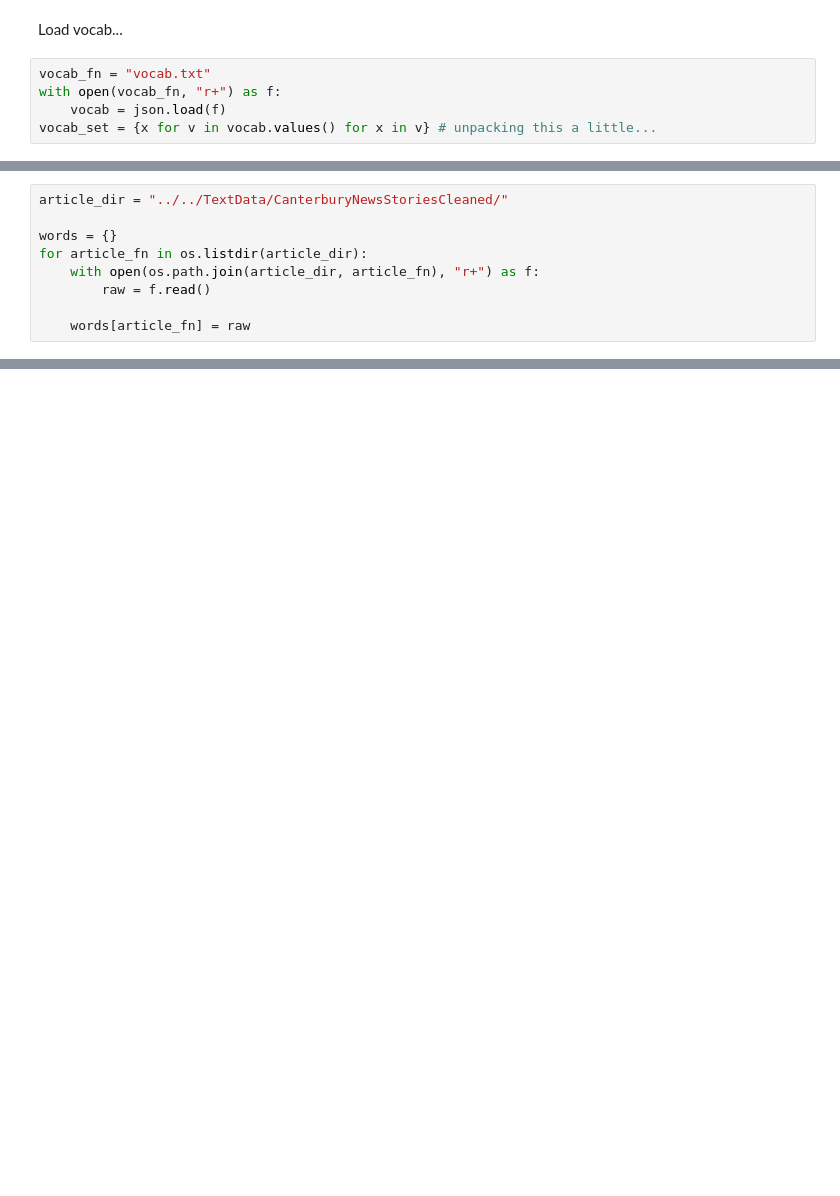
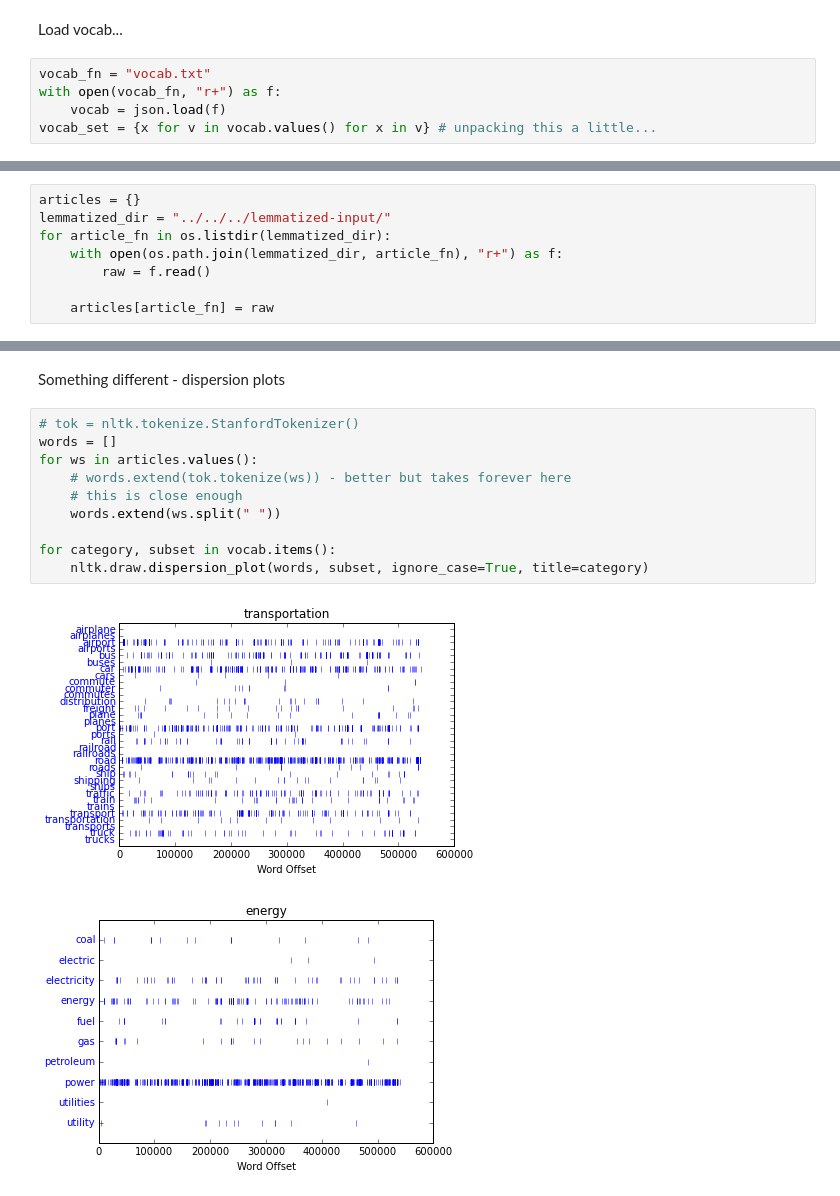
Before and after one commit to UW-Rice-CRISP/Objective1, a Jupyter notebook: TextAnalysis/InfraTermAnalysis/tf-idf-compute.ipynb, the cells around one changed output, grey strips where cells are left out. Cells and saved outputs as stored; diff of their text form; blank space fills up the shorter version.

```diff
--- a/TextAnalysis/InfraTermAnalysis/tf-idf-compute.ipynb
+++ b/TextAnalysis/InfraTermAnalysis/tf-idf-compute.ipynb
@@ -49,9 +81,8 @@ Load words...
 # %%
-article_dir = "../../TextData/CanterburyNewsStoriesCleaned/"
-
-words = {}
-for article_fn in os.listdir(article_dir):
-    with open(os.path.join(article_dir, article_fn), "r+") as f:
+articles = {}
+lemmatized_dir = "../../../lemmatized-input/"
+for article_fn in os.listdir(lemmatized_dir):
+    with open(os.path.join(lemmatized_dir, article_fn), "r+") as f:
         raw = f.read()
 
-    words[article_fn] = raw
+    articles[article_fn] = raw
@@ -106,0 +178,15 @@ sorted_idf_list = sorted(zip(feature_names, idf), key=lambda x: -x[1])
+# %% [markdown]
+Something different - dispersion plots
+# %%
+# tok = nltk.tokenize.StanfordTokenizer()
+words = []
+for ws in articles.values():
+    # words.extend(tok.tokenize(ws)) - better but takes forever here
+    # this is close enough
+    words.extend(ws.split(" "))
+
+for category, subset in vocab.items():
+    nltk.draw.dispersion_plot(words, subset, ignore_case=True, title=category)
+# %% [output]
+[figure, added]
+[figure, added]
```
Also changed, not shown: parts of 21 cells of this notebook, 2 other files.
